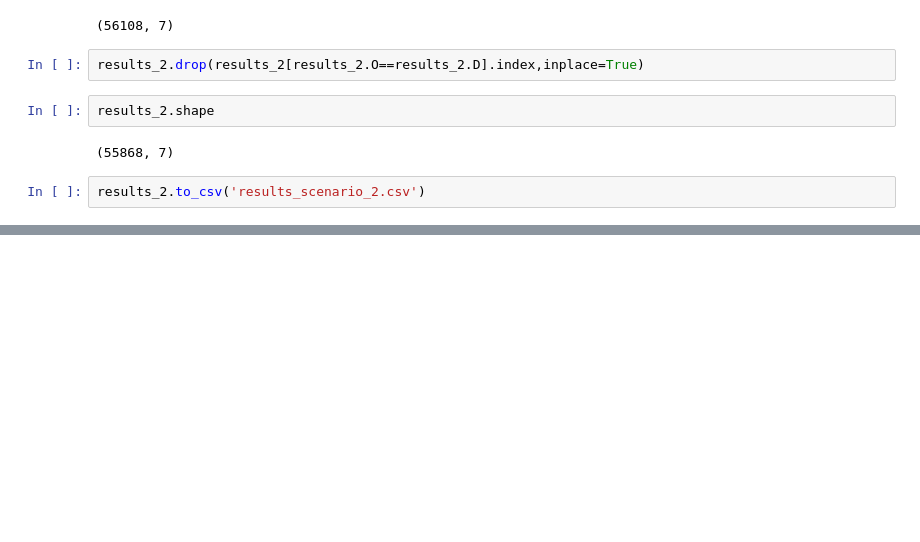
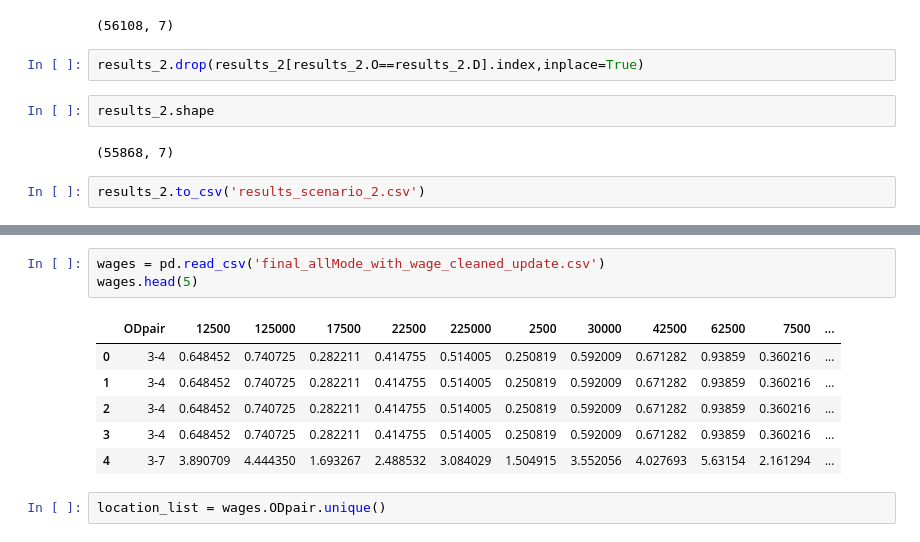
Before and after one commit to Rufei-Sheng/Manhattan-Congestion-Surcharge-Capstone, a Jupyter notebook: modeling/modeling_test.ipynb, the cells around one changed output, grey strips where cells are left out. Cells and saved outputs as stored; diff of their text form; blank space fills up the shorter version.

```diff
--- a/modeling/modeling_test.ipynb
+++ b/modeling/modeling_test.ipynb
@@ -506,0 +567,12 @@ results_2.to_csv('results_scenario_2.csv')
+# %%
+wages = pd.read_csv('final_allMode_with_wage_cleaned_update.csv')
+wages.head(5)
+# %% [output]
+|  | ODpair | 12500 | 125000 | 17500 | 22500 | 225000 | 2500 | 30000 | 42500 | 62500 | 7500 | ... |
+| 0 | 3-4 | 0.648452 | 0.740725 | 0.282211 | 0.414755 | 0.514005 | 0.250819 | 0.592009 | 0.671282 | 0.93859 | 0.360216 | ... |
+| 1 | 3-4 | 0.648452 | 0.740725 | 0.282211 | 0.414755 | 0.514005 | 0.250819 | 0.592009 | 0.671282 | 0.93859 | 0.360216 | ... |
+| 2 | 3-4 | 0.648452 | 0.740725 | 0.282211 | 0.414755 | 0.514005 | 0.250819 | 0.592009 | 0.671282 | 0.93859 | 0.360216 | ... |
+| 3 | 3-4 | 0.648452 | 0.740725 | 0.282211 | 0.414755 | 0.514005 | 0.250819 | 0.592009 | 0.671282 | 0.93859 | 0.360216 | ... |
+| 4 | 3-7 | 3.890709 | 4.444350 | 1.693267 | 2.488532 | 3.084029 | 1.504915 | 3.552056 | 4.027693 | 5.63154 | 2.161294 | ... |
+# %%
+location_list = wages.ODpair.unique()
```
Also changed, not shown: parts of 11 cells of this notebook, 3 other files.
